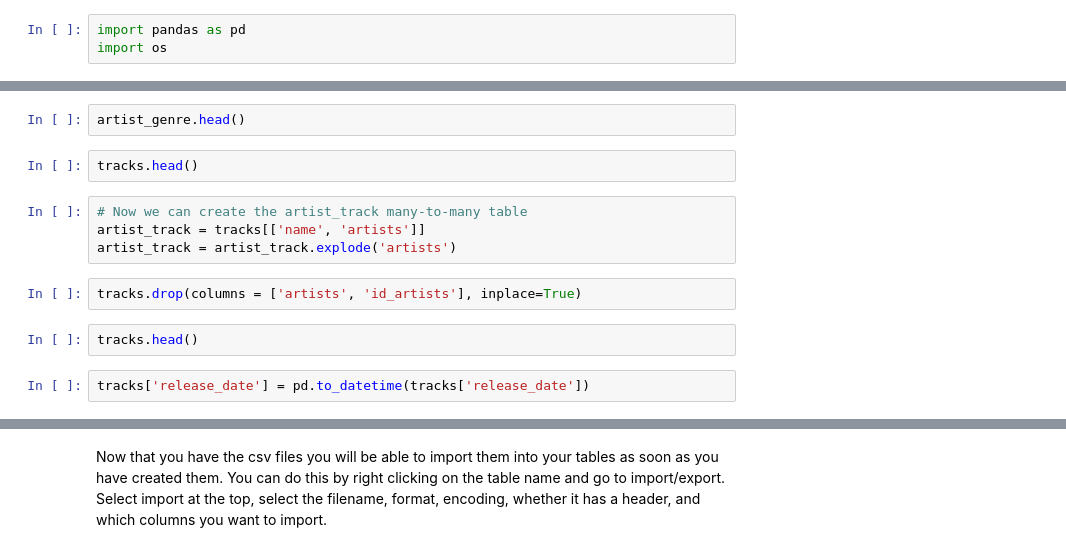
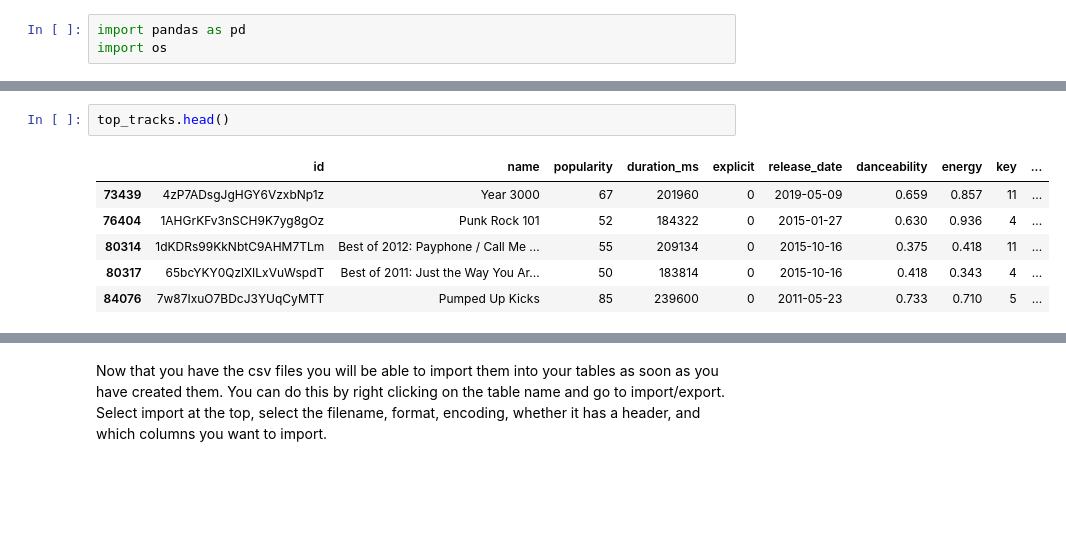
Before and after one commit to KevinKronk/sql-walkthrough-spotify, a Jupyter notebook: sql-walkthrough-spotify.ipynb, the cells around one changed output, grey strips where cells are left out. Saved outputs shown, nothing was run; the diff lists cells and outputs as text; blank space fills up the shorter version.

```diff
--- a/sql-walkthrough-spotify.ipynb
+++ b/sql-walkthrough-spotify.ipynb
@@ -54,14 +152,9 @@ artist_genre = artist_genre.explode('genres')
 # %%
-artist_genre.head()
+top_tracks.head()
+# %% [output]
+|  | id | name | popularity | duration_ms | explicit | release_date | danceability | energy | key | ... |
+| 73439 | 4zP7ADsgJgHGY6VzxbNp1z | Year 3000 | 67 | 201960 | 0 | 2019-05-09 | 0.659 | 0.857 | 11 | ... |
+| 76404 | 1AHGrKFv3nSCH9K7yg8gOz | Punk Rock 101 | 52 | 184322 | 0 | 2015-01-27 | 0.630 | 0.936 | 4 | ... |
+| 80314 | 1dKDRs99KkNbtC9AHM7TLm | Best of 2012: Payphone / Call Me ... | 55 | 209134 | 0 | 2015-10-16 | 0.375 | 0.418 | 11 | ... |
+| 80317 | 65bcYKY0QzlXILxVuWspdT | Best of 2011: Just the Way You Ar... | 50 | 183814 | 0 | 2015-10-16 | 0.418 | 0.343 | 4 | ... |
+| 84076 | 7w87IxuO7BDcJ3YUqCyMTT | Pumped Up Kicks | 85 | 239600 | 0 | 2011-05-23 | 0.733 | 0.710 | 5 | ... |
-# %%
-tracks.head()
-# %%
-# Now we can create the artist_track many-to-many table
-artist_track = tracks[['name', 'artists']]
-artist_track = artist_track.explode('artists')
-# %%
-tracks.drop(columns = ['artists', 'id_artists'], inplace=True)
-# %%
-tracks.head()
-# %%
-tracks['release_date'] = pd.to_datetime(tracks['release_date'])
```
Also changed, not shown: parts of 32 cells of this notebook.
